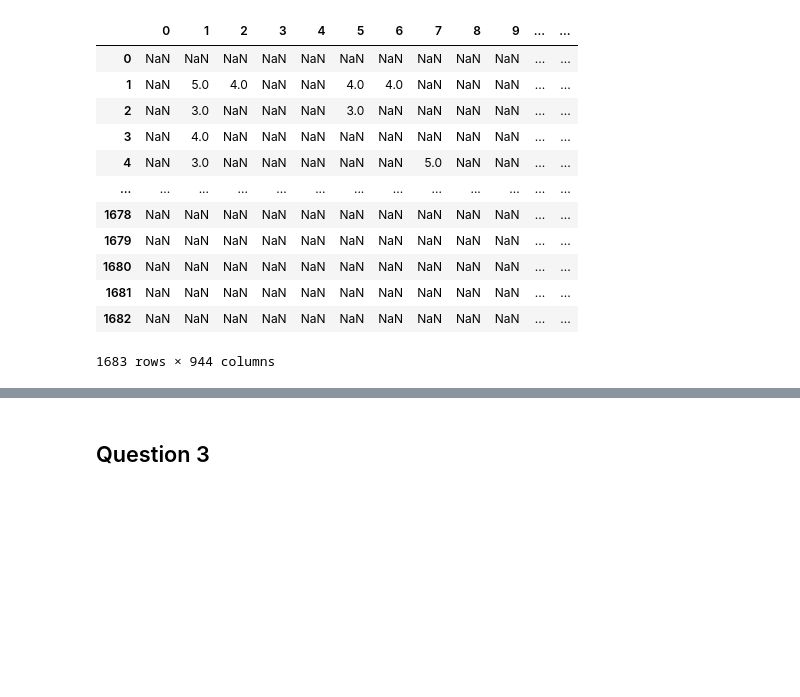
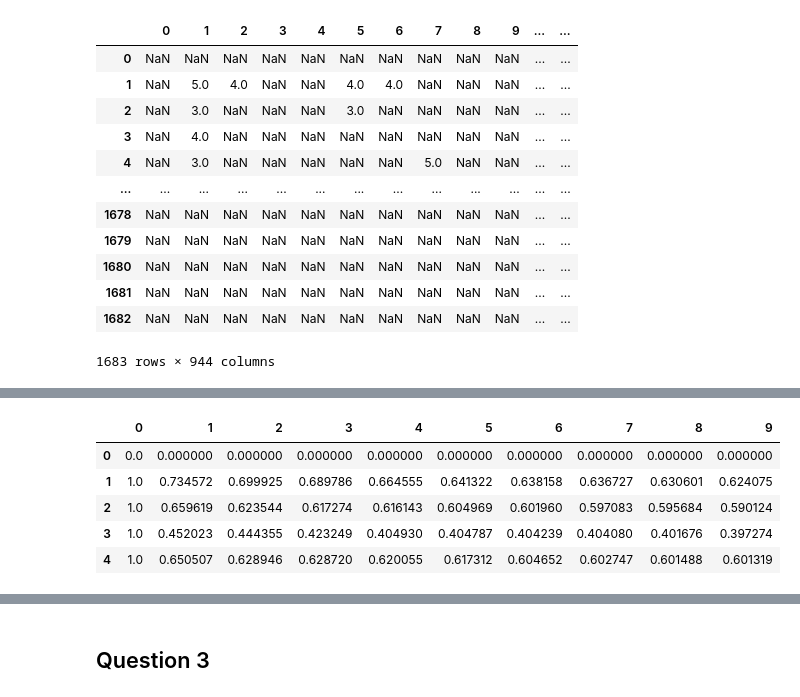
Before and after one commit to clementbernardd/LOG6308, a Jupyter notebook: TP1_groupe7_ghaith_.ipynb, the cells around one changed output, grey strips where cells are left out. Drawn from its saved outputs; the diff is of its cells as text; code cells hidden in the pictures; blank space fills up the shorter version.

```diff
--- a/TP1_groupe7_ghaith_.ipynb
+++ b/TP1_groupe7_ghaith_.ipynb
@@ -394,0 +380,39 @@ array([[0.        ,        nan,        nan, ..., 0.        , 0.        ,
+# %%
+def buil_neighbors_indexes(item_item):
+    """
+    Returns a df with items and their neighbors and a df with neighbors' indexes
+    """
+    df_10_neighbors = pd.DataFrame(np.zeros((N_ITEMS+1, 10)))
+    df_10_index = pd.DataFrame(np.zeros((N_ITEMS+1, 10)))
+    #count = 0
+    for i in range(len(item_item)):
+        if i == 0 or i == len(item_item)-1 :
+            #temporary to be changed
+            continue
+        mySeries = def_sim.iloc[i].copy()
+        for n in range(10):
+            max_val = mySeries.values.max()
+            max_idx = pd.Index(mySeries).get_loc(max_val)
+            #There are some max with index list of boolean
+            while type(max_idx) is not int:
+                #count +=1
+                mySeries = mySeries.drop(mySeries.index[max_idx])
+                max_val = mySeries.values.max()
+                max_idx = pd.Index(mySeries).get_loc(max_val)
+            df_10_neighbors.iloc[i,n] =  max_val
+            df_10_index.iloc[i,n] = int(max_idx)
+            mySeries = mySeries.drop(mySeries.index[max_idx])
+
+            #print("count:",count)
+    return df_10_neighbors, df_10_index
+# %%
+df_10_neighbors,df_10_index = buil_neighbors_indexes(item_item)
+# %%
+df_10_neighbors.head()
+# %% [output]
+|  | 0 | 1 | 2 | 3 | 4 | 5 | 6 | 7 | 8 | 9 |
+| 0 | 0.0 | 0.000000 | 0.000000 | 0.000000 | 0.000000 | 0.000000 | 0.000000 | 0.000000 | 0.000000 | 0.000000 |
+| 1 | 1.0 | 0.734572 | 0.699925 | 0.689786 | 0.664555 | 0.641322 | 0.638158 | 0.636727 | 0.630601 | 0.624075 |
+| 2 | 1.0 | 0.659619 | 0.623544 | 0.617274 | 0.616143 | 0.604969 | 0.601960 | 0.597083 | 0.595684 | 0.590124 |
+| 3 | 1.0 | 0.452023 | 0.444355 | 0.423249 | 0.404930 | 0.404787 | 0.404239 | 0.404080 | 0.401676 | 0.397274 |
+| 4 | 1.0 | 0.650507 | 0.628946 | 0.628720 | 0.620055 | 0.617312 | 0.604652 | 0.602747 | 0.601488 | 0.601319 |
```
Also changed, not shown: parts of 8 cells of this notebook.
